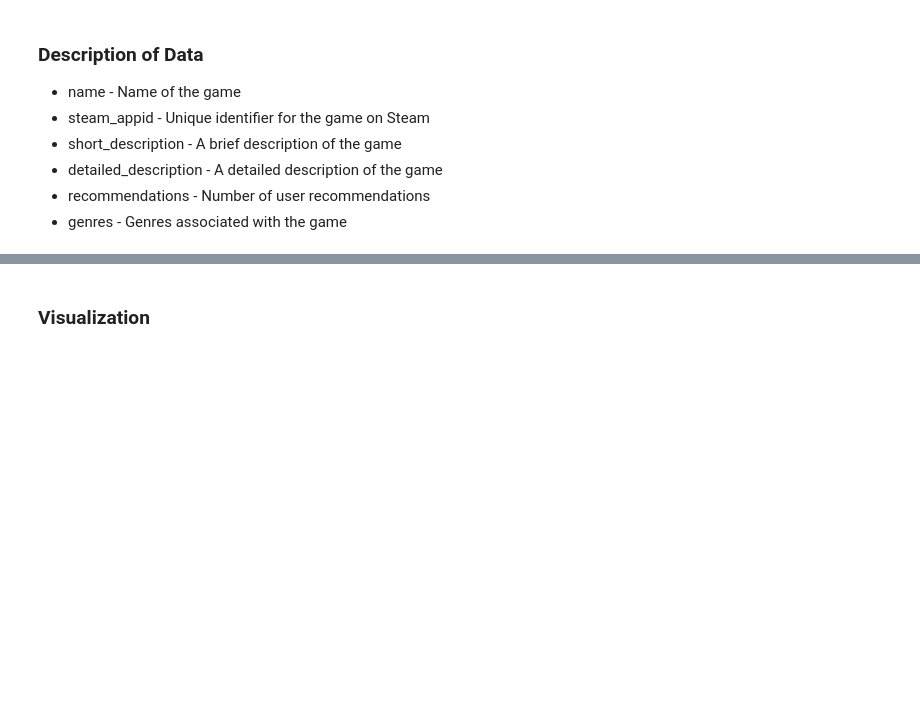
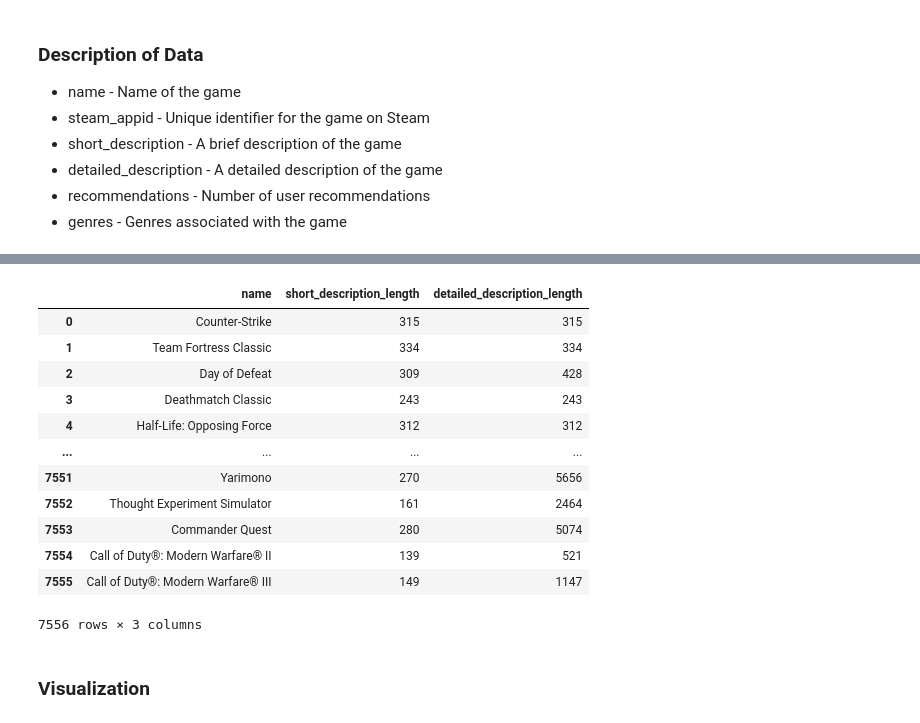
Before and after one commit to stabor705/steam-games-data-mining, a Jupyter notebook: data_analysis.ipynb, the cells around one changed output, grey strips where cells are left out. Drawn from its saved outputs; the diff is of its cells as text; code cells hidden in the pictures; blank space fills up the shorter version.

Commit message:
feat: added desc length analysis and deduplicated data

```diff
--- a/data_analysis.ipynb
+++ b/data_analysis.ipynb
@@ -68,0 +96,4 @@ sorted_genres_count = sorted(filtered_genres_count.items(), key=lambda x: x[1],
+# %%
+df["short_description_length"] = df["short_description"].apply(lambda x: len(x) if isinstance(x, str) else 0)
+df["detailed_description_length"] = df["detailed_description"].apply(lambda x: len(x) if isinstance(x, str) else 0)
+df[["name", "short_description_length", "detailed_description_length"]].describe()
@@ -69,3 +110,19 @@ sorted_genres_count = sorted(filtered_genres_count.items(), key=lambda x: x[1],
+# %%
+df[["name", "short_description_length", "detailed_description_length"]]
+# %% [output]
+|  | name | short_description_length | detailed_description_length |
+| 0 | Counter-Strike | 315 | 315 |
+| 1 | Team Fortress Classic | 334 | 334 |
+| 2 | Day of Defeat | 309 | 428 |
+| 3 | Deathmatch Classic | 243 | 243 |
+| 4 | Half-Life: Opposing Force | 312 | 312 |
+| ... | ... | ... | ... |
+| 7551 | Yarimono | 270 | 5656 |
+| 7552 | Thought Experiment Simulator | 161 | 2464 |
+| 7553 | Commander Quest | 280 | 5074 |
+| 7554 | Call of Duty®: Modern Warfare® II | 139 | 521 |
+| 7555 | Call of Duty®: Modern Warfare® III | 149 | 1147 |
+7556 rows × 3 columns
 # %% [markdown]
 ### Visualization
 # %%
```
Also changed, not shown: parts of 7 cells of this notebook.
